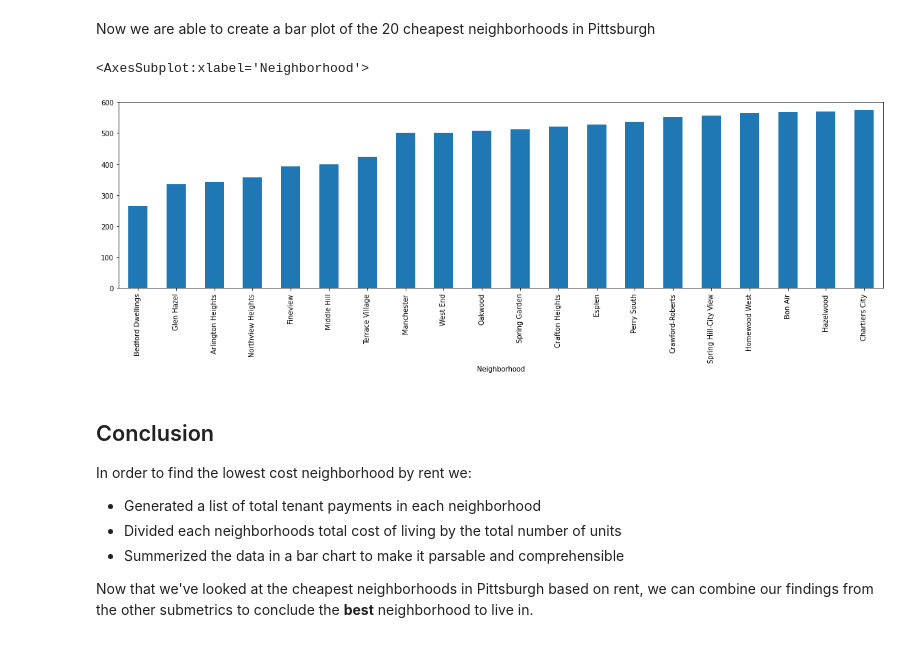
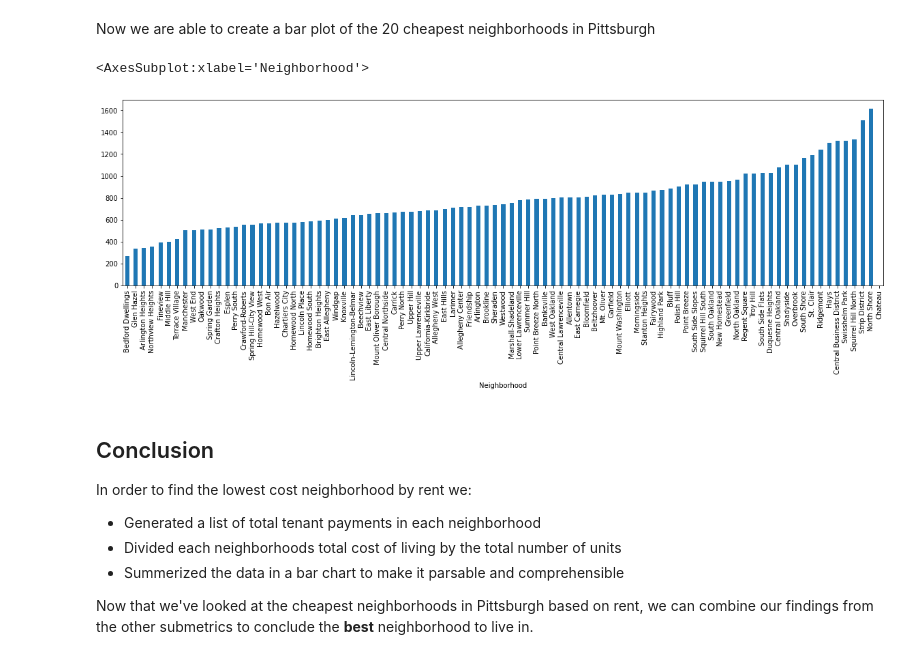
Before and after one commit to strobosco/bigideasfinal, a Jupyter notebook: cost.ipynb, the cells around one changed output. Cells and saved outputs as stored; diff of their text form; code cells hidden in the pictures.

```diff
--- a/cost.ipynb
+++ b/cost.ipynb
@@ -96,10 +97,10 @@ Now we are able to create a bar plot of the 20 cheapest neighborhoods in Pittsbu
 # %%
 sr = pd.Series(weighted_avg, index = data["Neighborhood"])
 sr = sr.sort_values(ascending=True)
-sr[:20].plot.bar(figsize=(20,5))
+sr[:].plot.bar(figsize=(20,5))
 # %% [output]
 <AxesSubplot:xlabel='Neighborhood'>
-[figure, old version]
+[figure, new version]
 # %% [markdown]
 ## Conclusion
 
```
Also changed, not shown: parts of 1 cell of this notebook.
